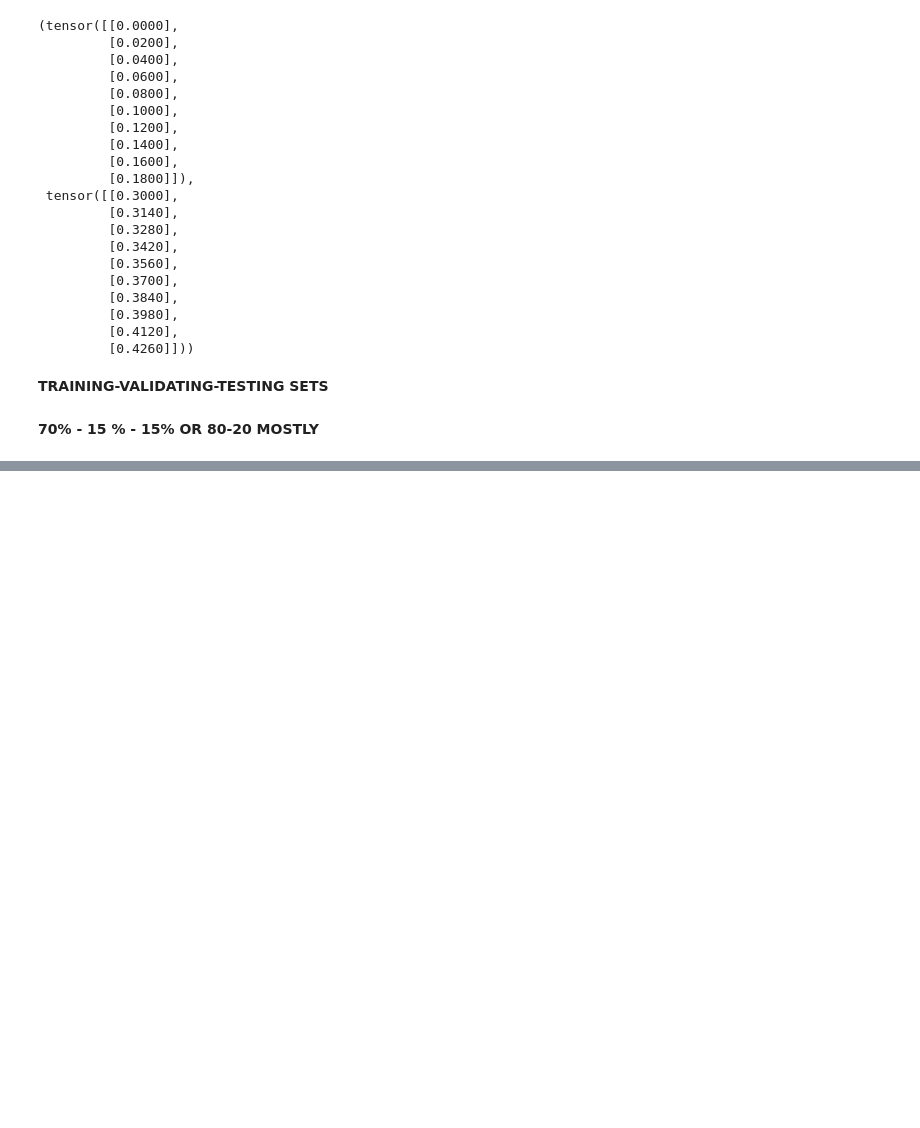
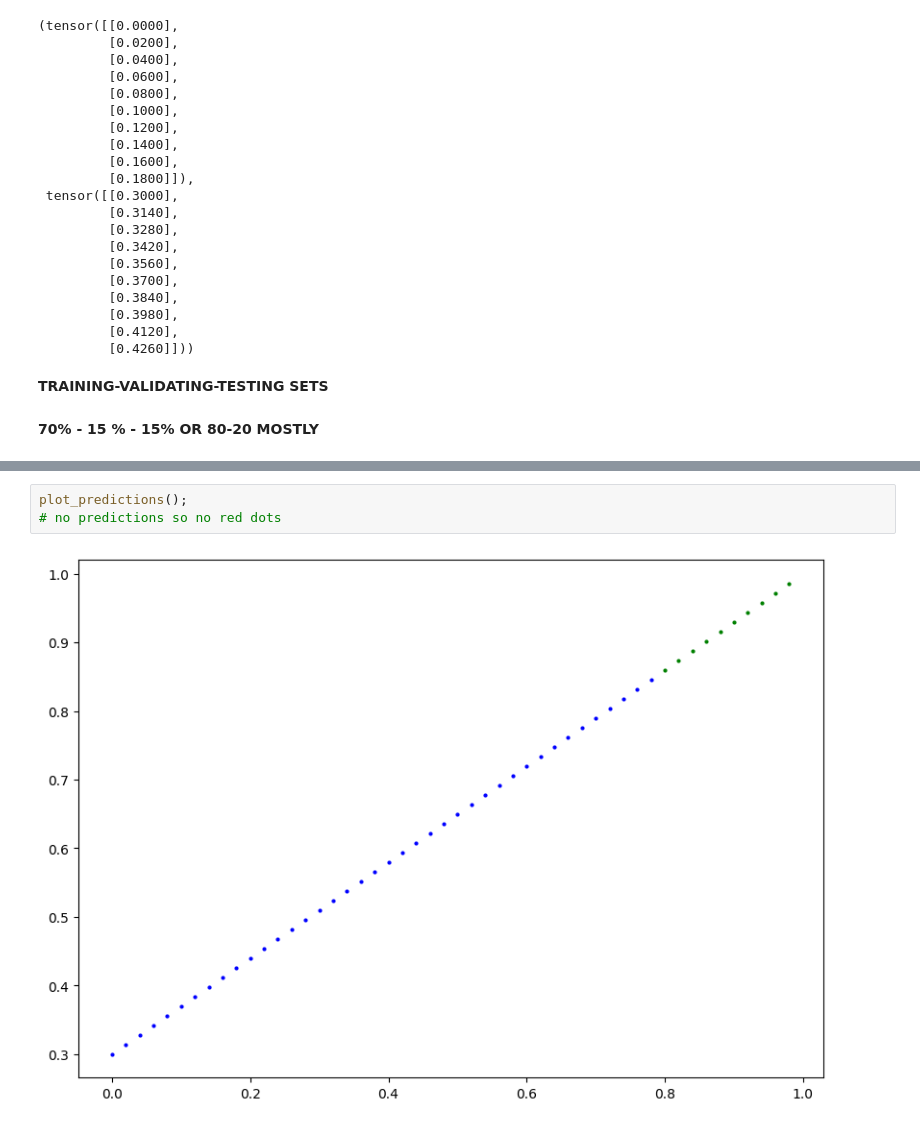
Before and after one commit to spyrosgaroufalis/TorchTest, a Jupyter notebook: Torch.ipynb, the cells around one changed output, grey strips where cells are left out. Cells and saved outputs as stored; diff of their text form; blank space fills up the shorter version.

```diff
--- a/Torch.ipynb
+++ b/Torch.ipynb
@@ -421,0 +462,5 @@ X[:10], y[:10]
+# %%
+plot_predictions();
+# no predictions so no red dots
+# %% [output]
+[figure, added]
```
Also changed, not shown: parts of 9 cells of this notebook.
